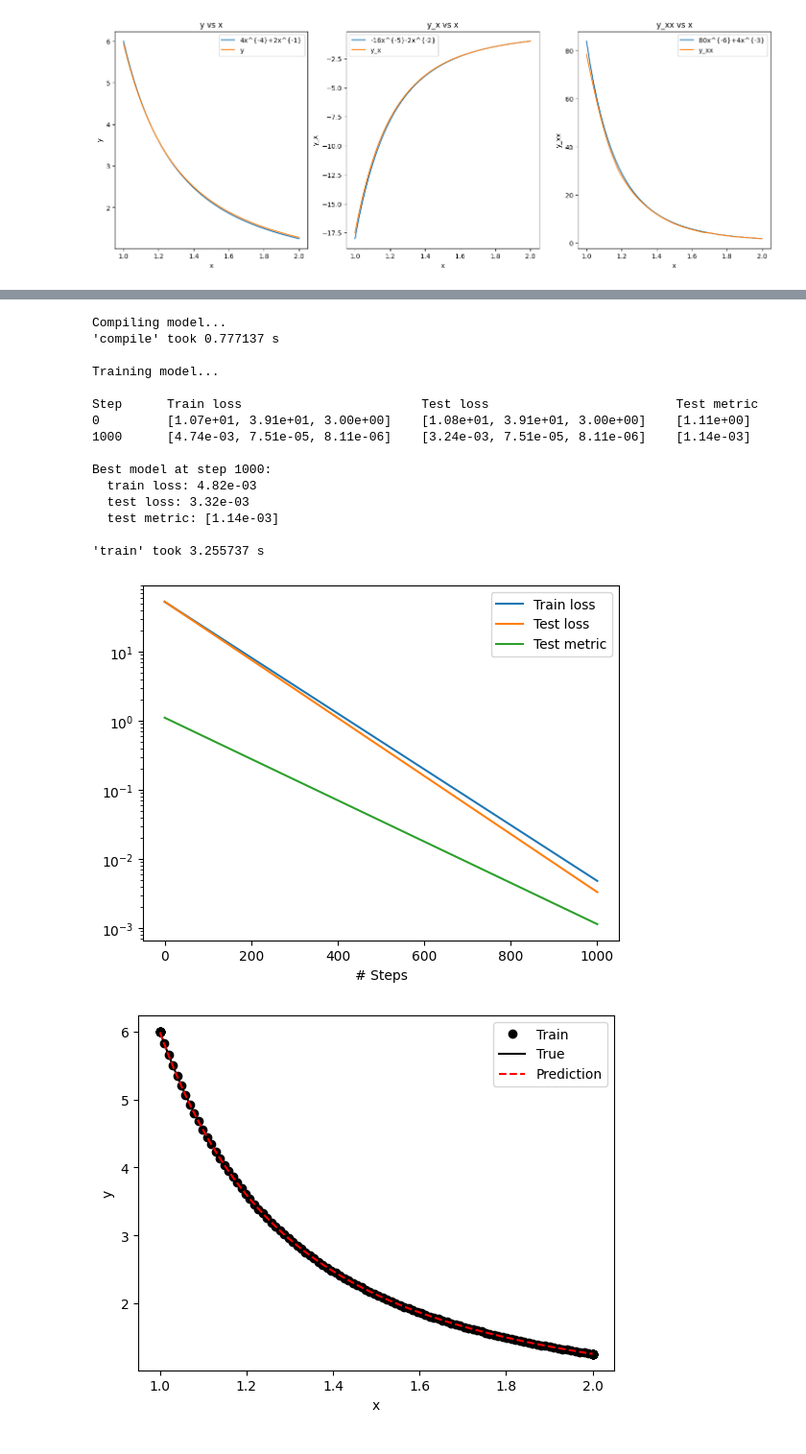
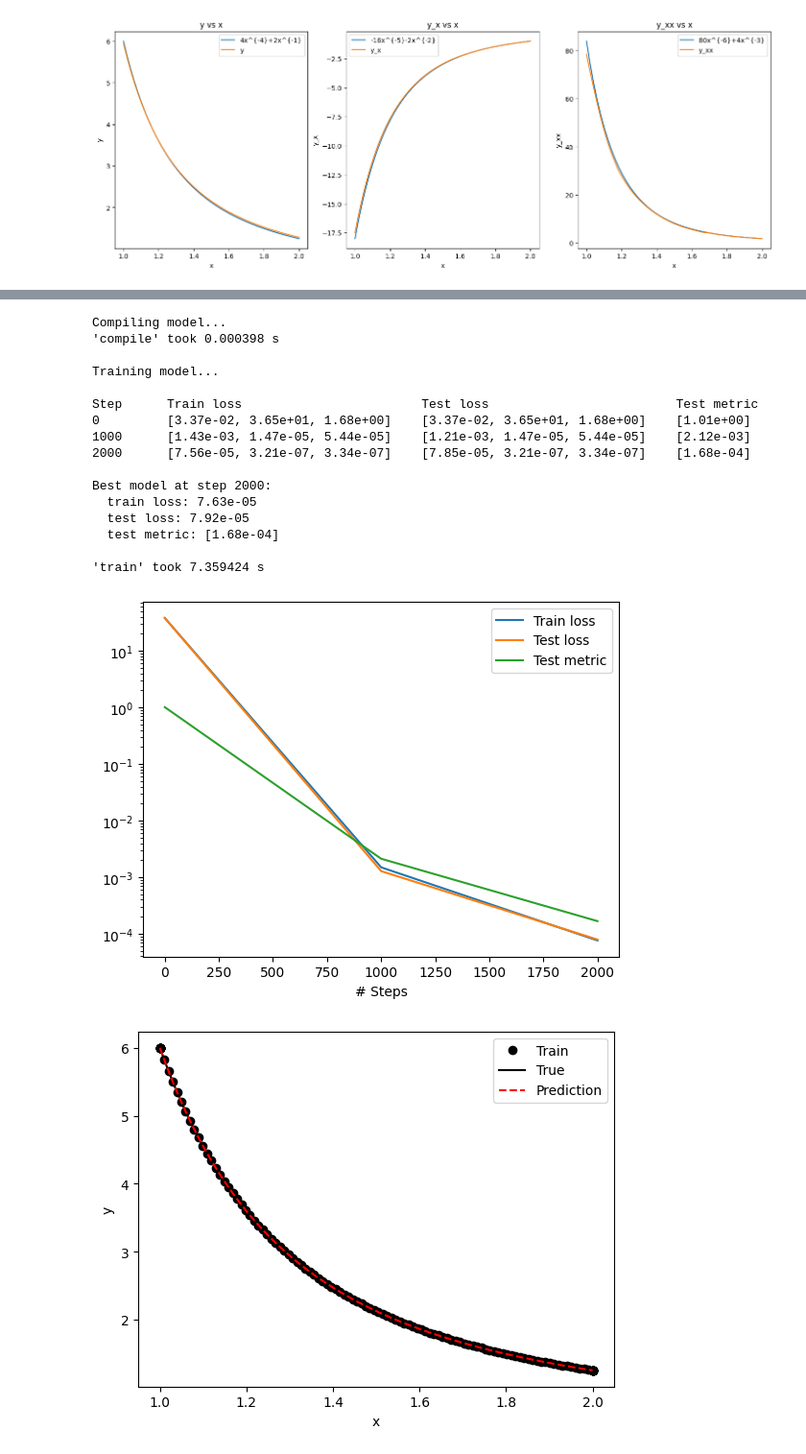
Before and after one commit to rotmanfinhub/deep-macrofin, a Jupyter notebook: examples/paper_example/base_ode.ipynb, the cells around one changed output, grey strips where cells are left out. Shown at 96% size. Drawn from its saved outputs; the diff is of its cells as text; code cells hidden in the pictures.

```diff
--- a/examples/paper_example/base_ode.ipynb
+++ b/examples/paper_example/base_ode.ipynb
@@ -166,41 +186,42 @@ def boundary1(x, _):
 
 def boundary2(x, _):
     return dde.utils.isclose(x[0], 2)
 
 geom = dde.geometry.TimeDomain(1, 2)
 bc1 = dde.icbc.DirichletBC(geom, lambda _: 6, boundary1)
 bc2 = dde.icbc.DirichletBC(geom, lambda _: 5/4, boundary2)
 data = dde.data.TimePDE(geom, ode, [bc1, bc2], 100, 10, solution=func, num_test=500, train_distribution="uniform")
 
 layer_size = [1] + [30] * 4 + [1]
 activation = "tanh"
 initializer = "Glorot uniform"
 net = dde.nn.FNN(layer_size, activation, initializer)
 
 model = dde.Model(data, net)
 
 model.compile("adam", lr=0.001, metrics=["l2 relative error"])
-losshistory, train_state = model.train(iterations=1000)
+losshistory, train_state = model.train(iterations=2000)
 
 dde.saveplot(losshistory, train_state, issave=False, isplot=True)
 # %% [output]
 Using backend: pytorch
 Other supported backends: tensorflow.compat.v1, tensorflow, jax, paddle.
 paddle supports more examples now and is recommended.
 Compiling model...
-'compile' took 0.777137 s
+'compile' took 0.000398 s
 
 Training model...
 
 Step      Train loss                        Test loss                         Test metric
-0         [1.07e+01, 3.91e+01, 3.00e+00]    [1.08e+01, 3.91e+01, 3.00e+00]    [1.11e+00]
-1000      [4.74e-03, 7.51e-05, 8.11e-06]    [3.24e-03, 7.51e-05, 8.11e-06]    [1.14e-03]
+0         [3.37e-02, 3.65e+01, 1.68e+00]    [3.37e-02, 3.65e+01, 1.68e+00]    [1.01e+00]
+1000      [1.43e-03, 1.47e-05, 5.44e-05]    [1.21e-03, 1.47e-05, 5.44e-05]    [2.12e-03]
+2000      [7.56e-05, 3.21e-07, 3.34e-07]    [7.85e-05, 3.21e-07, 3.34e-07]    [1.68e-04]
 
-Best model at step 1000:
-  train loss: 4.82e-03
-  test loss: 3.32e-03
-  test metric: [1.14e-03]
+Best model at step 2000:
+  train loss: 7.63e-05
+  test loss: 7.92e-05
+  test metric: [1.68e-04]
 
-'train' took 3.255737 s
+'train' took 7.359424 s
-[figure, old version]
+[figure, new version]
 [figure]
```
Also changed, not shown: parts of 2 cells of this notebook, 5 other files.
